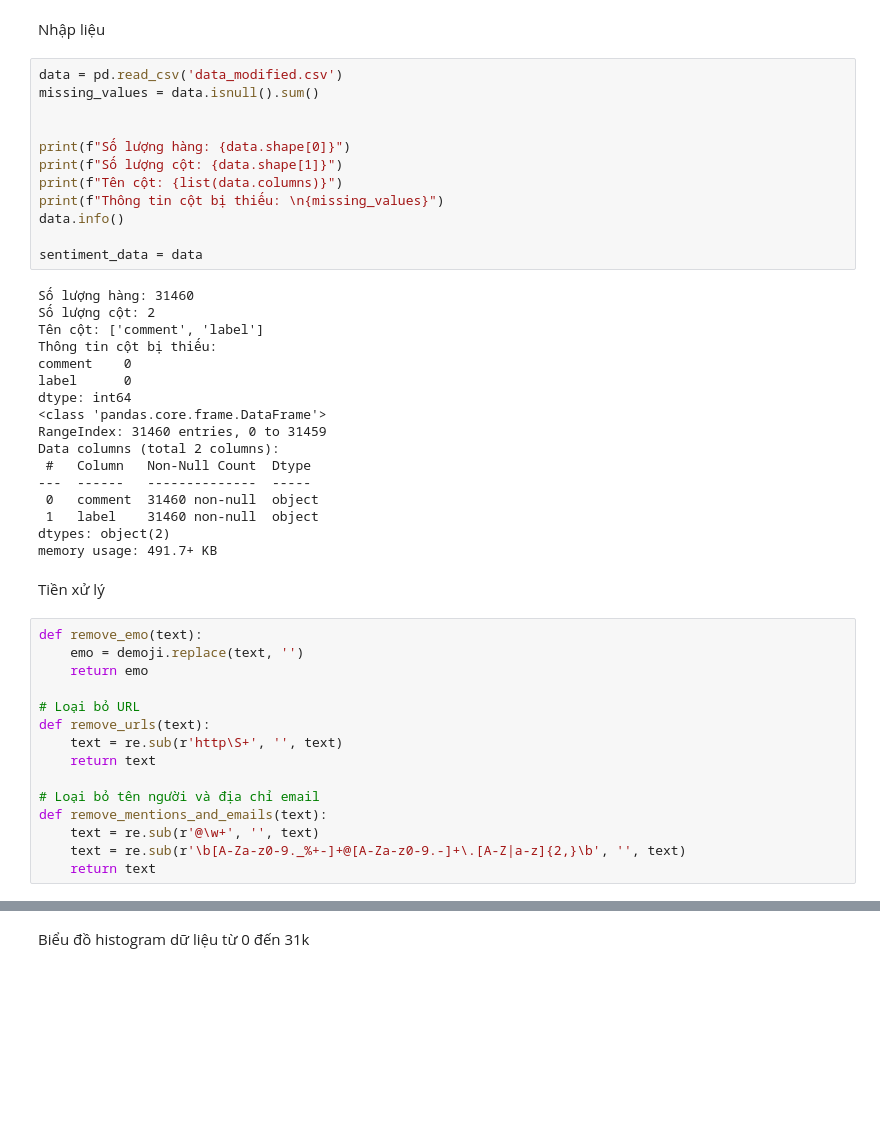
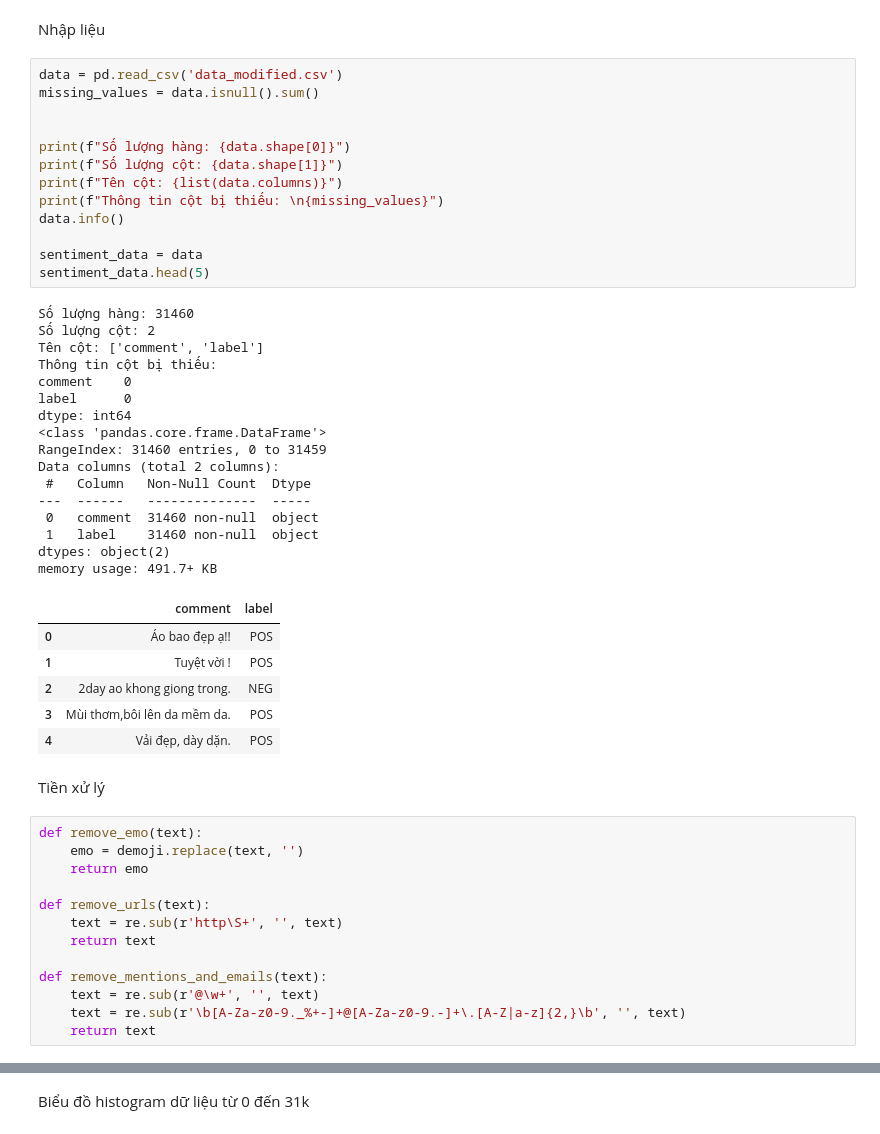
Before and after one commit to huuhoang129/Sentiment-Analysis-CNN-LSTM-, a Jupyter notebook: setiment_analyst.ipynb, the cells around one changed output, grey strips where cells are left out. Drawn from its saved outputs; the diff is of its cells as text; blank space fills up the shorter version.

```diff
--- a/setiment_analyst.ipynb
+++ b/setiment_analyst.ipynb
@@ -35,32 +35,39 @@ Nhập liệu
 # %%
 data = pd.read_csv('data_modified.csv')
 missing_values = data.isnull().sum()
 
 
 print(f"Số lượng hàng: {data.shape[0]}")
 print(f"Số lượng cột: {data.shape[1]}")
 print(f"Tên cột: {list(data.columns)}")
 print(f"Thông tin cột bị thiếu: \n{missing_values}")
 data.info()
 
 sentiment_data = data
+sentiment_data.head(5)
 # %% [output]
 Số lượng hàng: 31460
 Số lượng cột: 2
 Tên cột: ['comment', 'label']
 Thông tin cột bị thiếu:
 comment    0
 label      0
 dtype: int64
 <class 'pandas.core.frame.DataFrame'>
 RangeIndex: 31460 entries, 0 to 31459
 Data columns (total 2 columns):
  #   Column   Non-Null Count  Dtype
 ---  ------   --------------  -----
  0   comment  31460 non-null  object
  1   label    31460 non-null  object
 dtypes: object(2)
 memory usage: 491.7+ KB
+|  | comment | label |
+| 0 | Áo bao đẹp ạ!! | POS |
+| 1 | Tuyệt vời ! | POS |
+| 2 | 2day ao khong giong trong. | NEG |
+| 3 | Mùi thơm,bôi lên da mềm da. | POS |
+| 4 | Vải đẹp, dày dặn. | POS |
 # %% [markdown]
 Tiền xử lý
 # %%
@@ -68,12 +75,10 @@ def remove_emo(text):
     emo = demoji.replace(text, '')
     return emo
 
-# Loại bỏ URL
 def remove_urls(text):
     text = re.sub(r'http\S+', '', text)
     return text
 
-# Loại bỏ tên người và địa chỉ email
 def remove_mentions_and_emails(text):
     text = re.sub(r'@\w+', '', text)
     text = re.sub(r'\b[A-Za-z0-9._%+-]+@[A-Za-z0-9.-]+\.[A-Z|a-z]{2,}\b', '', text)
```
Also changed, not shown: parts of 8 cells of this notebook, 4 other files.
